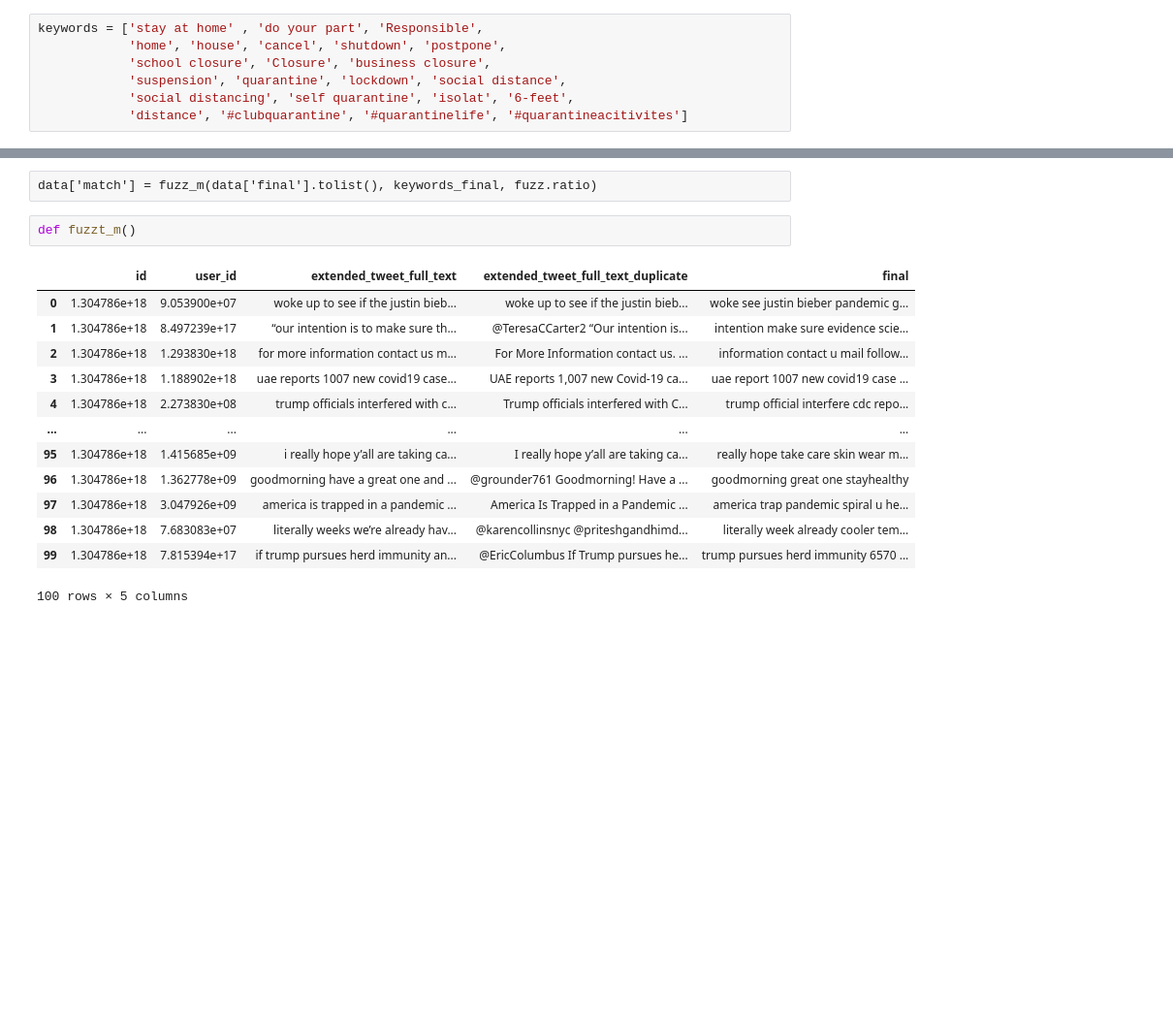
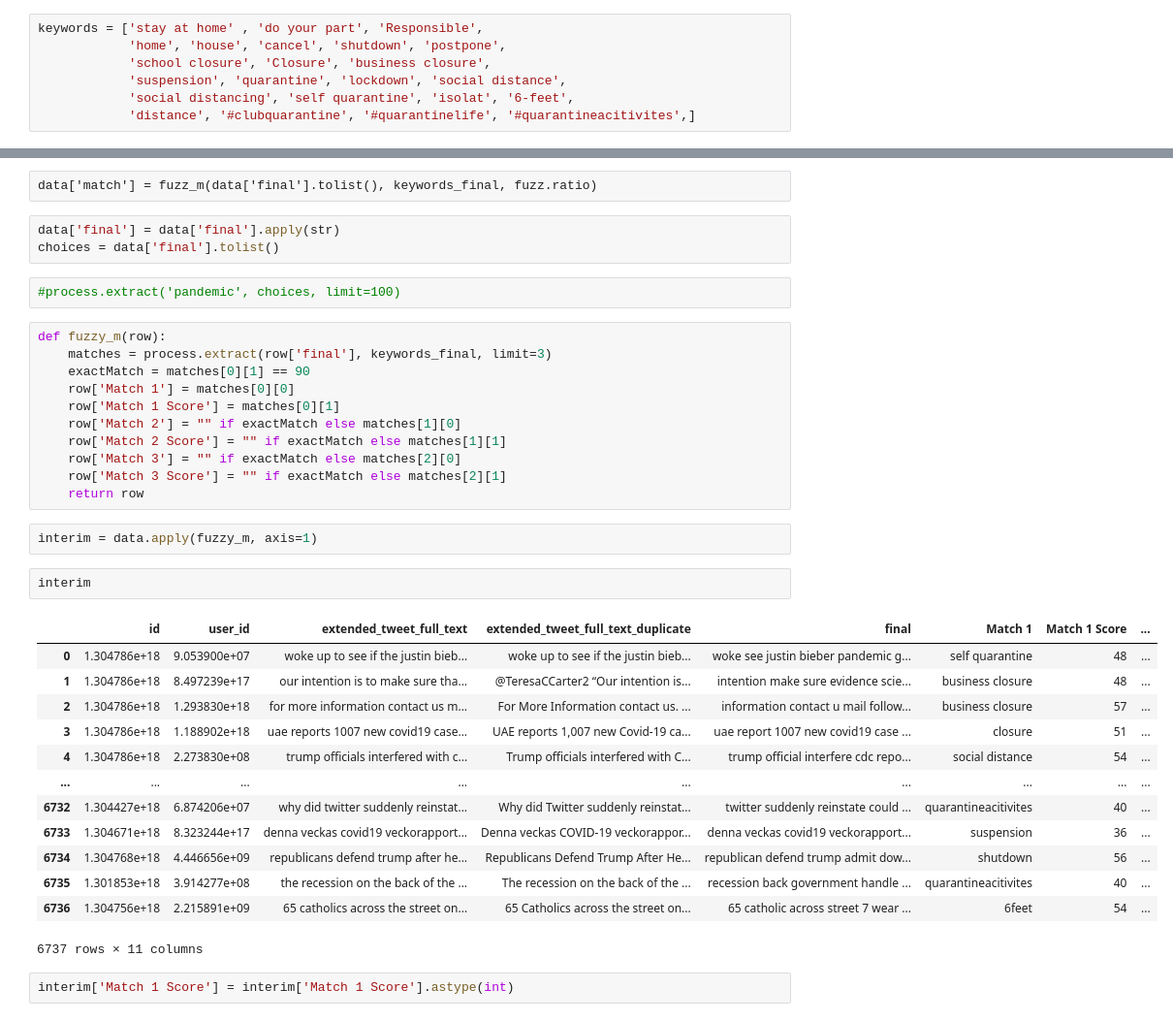
Before and after one commit to Manikya-Varshney/Twitter-Analysis, a Jupyter notebook: Implementation.ipynb, the cells around one changed output, grey strips where cells are left out. Shown: that part at 97% size. Saved outputs shown, nothing was run; the diff lists cells and outputs as text; blank space fills up the shorter version.

```diff
--- a/Implementation.ipynb
+++ b/Implementation.ipynb
@@ -55,7 +55,7 @@ keywords = ['stay at home' , 'do your part', 'Responsible',
             'school closure', 'Closure', 'business closure',
             'suspension', 'quarantine', 'lockdown', 'social distance',
             'social distancing', 'self quarantine', 'isolat', '6-feet',
-            'distance', '#clubquarantine', '#quarantinelife', '#quarantineacitivites']
+            'distance', '#clubquarantine', '#quarantinelife', '#quarantineacitivites',]
 # %% [markdown]
 ##### 1. Casing (Upper or lower case)
 ##### 2. Noise Removal (Removal of punctuation, white spaces, special characters, HTML tags)
@@ -120,19 +120,39 @@ def fuzz_m(column, keywords_list, score_t):
                 return new_name
 # %% [raw]
 data['match'] = fuzz_m(data['final'].tolist(), keywords_final, fuzz.ratio)
-# %%
-def fuzzt_m()
-# %% [output]
-|  | id | user_id | extended_tweet_full_text | extended_tweet_full_text_duplicate | final |
-| 0 | 1.304786e+18 | 9.053900e+07 | woke up to see if the justin bieb... | woke up to see if the justin bieb... | woke see justin bieber pandemic g... |
-| 1 | 1.304786e+18 | 8.497239e+17 | “our intention is to make sure th... | @TeresaCCarter2 “Our intention is... | intention make sure evidence scie... |
-| 2 | 1.304786e+18 | 1.293830e+18 | for more information contact us m... | For More Information contact us. ... | information contact u mail follow... |
-| 3 | 1.304786e+18 | 1.188902e+18 | uae reports 1007 new covid19 case... | UAE reports 1,007 new Covid-19 ca... | uae report 1007 new covid19 case ... |
-| 4 | 1.304786e+18 | 2.273830e+08 | trump officials interfered with c... | Trump officials interfered with C... | trump official interfere cdc repo... |
-| ... | ... | ... | ... | ... | ... |
-| 95 | 1.304786e+18 | 1.415685e+09 | i really hope y’all are taking ca... | I really hope y’all are taking ca... | really hope take care skin wear m... |
-| 96 | 1.304786e+18 | 1.362778e+09 | goodmorning have a great one and ... | @grounder761 Goodmorning! Have a ... | goodmorning great one stayhealthy |
-| 97 | 1.304786e+18 | 3.047926e+09 | america is trapped in a pandemic ... | America Is Trapped in a Pandemic ... | america trap pandemic spiral u he... |
-| 98 | 1.304786e+18 | 7.683083e+07 | literally weeks we’re already hav... | @karencollinsnyc @priteshgandhimd... | literally week already cooler tem... |
-| 99 | 1.304786e+18 | 7.815394e+17 | if trump pursues herd immunity an... | @EricColumbus If Trump pursues he... | trump pursues herd immunity 6570 ... |
-100 rows × 5 columns
+# %%
+data['final'] = data['final'].apply(str)
+choices = data['final'].tolist()
+# %%
+#process.extract('pandemic', choices, limit=100)
+# %%
+def fuzzy_m(row):
+    matches = process.extract(row['final'], keywords_final, limit=3)
+    exactMatch = matches[0][1] == 90
+    row['Match 1'] = matches[0][0]
+    row['Match 1 Score'] = matches[0][1]
+    row['Match 2'] = "" if exactMatch else matches[1][0]
+    row['Match 2 Score'] = "" if exactMatch else matches[1][1]
+    row['Match 3'] = "" if exactMatch else matches[2][0]
+    row['Match 3 Score'] = "" if exactMatch else matches[2][1]
+    return row
+# %%
+interim = data.apply(fuzzy_m, axis=1)
+# %%
+interim
+# %% [output]
+|  | id | user_id | extended_tweet_full_text | extended_tweet_full_text_duplicate | final | Match 1 | Match 1 Score | ... |
+| 0 | 1.304786e+18 | 9.053900e+07 | woke up to see if the justin bieb... | woke up to see if the justin bieb... | woke see justin bieber pandemic g... | self quarantine | 48 | ... |
+| 1 | 1.304786e+18 | 8.497239e+17 | our intention is to make sure tha... | @TeresaCCarter2 “Our intention is... | intention make sure evidence scie... | business closure | 48 | ... |
+| 2 | 1.304786e+18 | 1.293830e+18 | for more information contact us m... | For More Information contact us. ... | information contact u mail follow... | business closure | 57 | ... |
+| 3 | 1.304786e+18 | 1.188902e+18 | uae reports 1007 new covid19 case... | UAE reports 1,007 new Covid-19 ca... | uae report 1007 new covid19 case ... | closure | 51 | ... |
+| 4 | 1.304786e+18 | 2.273830e+08 | trump officials interfered with c... | Trump officials interfered with C... | trump official interfere cdc repo... | social distance | 54 | ... |
+| ... | ... | ... | ... | ... | ... | ... | ... | ... |
+| 6732 | 1.304427e+18 | 6.874206e+07 | why did twitter suddenly reinstat... | Why did Twitter suddenly reinstat... | twitter suddenly reinstate could ... | quarantineacitivites | 40 | ... |
+| 6733 | 1.304671e+18 | 8.323244e+17 | denna veckas covid19 veckorapport... | Denna veckas COVID-19 veckorappor... | denna veckas covid19 veckorapport... | suspension | 36 | ... |
+| 6734 | 1.304768e+18 | 4.446656e+09 | republicans defend trump after he... | Republicans Defend Trump After He... | republican defend trump admit dow... | shutdown | 56 | ... |
+| 6735 | 1.301853e+18 | 3.914277e+08 | the recession on the back of the ... | The recession on the back of the ... | recession back government handle ... | quarantineacitivites | 40 | ... |
+| 6736 | 1.304756e+18 | 2.215891e+09 | 65 catholics across the street on... | 65 Catholics across the street on... | 65 catholic across street 7 wear ... | 6feet | 54 | ... |
+6737 rows × 11 columns
+# %%
+interim['Match 1 Score'] = interim['Match 1 Score'].astype(int)
```
Also changed, not shown: parts of 1 cell of this notebook, 2 other files.
